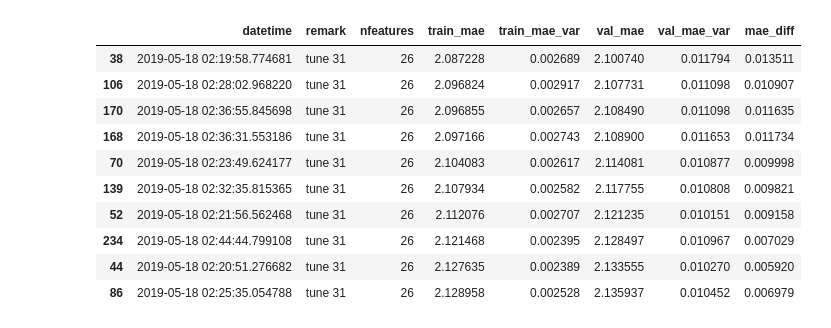
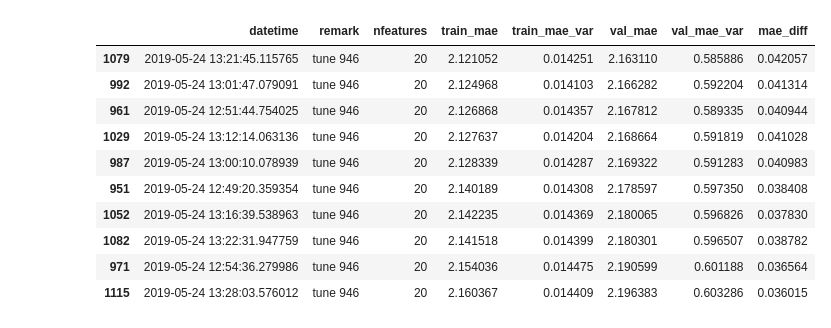
Before and after one commit to arhow/LANLEarthquakePrediction2019, a Jupyter notebook: extratrees3.ipynb, the cells around one changed output. Saved outputs shown, nothing was run; the diff lists cells and outputs as text; code cells hidden in the pictures.

```diff
--- a/extratrees3.ipynb
+++ b/extratrees3.ipynb
@@ -187,18 +249,18 @@ for trial_i in mytrial:
     db.insert(trial_i)
 # %%
 df_trial = db.select()
-df_trial[(df_trial['remark']=='tune 31')&(df_trial['mae_diff']<.05)].sort_values(by=['val_mae'])[['datetime','remark', 'nfeatures', 'train_mae','train_mae_var','val_mae','val_mae_var','mae_diff']].head(10)
+df_trial[(df_trial['remark']=='tune 946')&(df_trial['mae_diff']<.1)].sort_values(by=['val_mae'])[['datetime','remark', 'nfeatures', 'train_mae','train_mae_var','val_mae','val_mae_var','mae_diff']].head(10)
 # %% [output]
 |  | datetime | remark | nfeatures | train_mae | train_mae_var | val_mae | val_mae_var | mae_diff |
-| 38 | 2019-05-18 02:19:58.774681 | tune 31 | 26 | 2.087228 | 0.002689 | 2.100740 | 0.011794 | 0.013511 |
-| 106 | 2019-05-18 02:28:02.968220 | tune 31 | 26 | 2.096824 | 0.002917 | 2.107731 | 0.011098 | 0.010907 |
-| 170 | 2019-05-18 02:36:55.845698 | tune 31 | 26 | 2.096855 | 0.002657 | 2.108490 | 0.011098 | 0.011635 |
-| 168 | 2019-05-18 02:36:31.553186 | tune 31 | 26 | 2.097166 | 0.002743 | 2.108900 | 0.011653 | 0.011734 |
-| 70 | 2019-05-18 02:23:49.624177 | tune 31 | 26 | 2.104083 | 0.002617 | 2.114081 | 0.010877 | 0.009998 |
-| 139 | 2019-05-18 02:32:35.815365 | tune 31 | 26 | 2.107934 | 0.002582 | 2.117755 | 0.010808 | 0.009821 |
-| 52 | 2019-05-18 02:21:56.562468 | tune 31 | 26 | 2.112076 | 0.002707 | 2.121235 | 0.010151 | 0.009158 |
-| 234 | 2019-05-18 02:44:44.799108 | tune 31 | 26 | 2.121468 | 0.002395 | 2.128497 | 0.010967 | 0.007029 |
-| 44 | 2019-05-18 02:20:51.276682 | tune 31 | 26 | 2.127635 | 0.002389 | 2.133555 | 0.010270 | 0.005920 |
-| 86 | 2019-05-18 02:25:35.054788 | tune 31 | 26 | 2.128958 | 0.002528 | 2.135937 | 0.010452 | 0.006979 |
+| 1079 | 2019-05-24 13:21:45.115765 | tune 946 | 20 | 2.121052 | 0.014251 | 2.163110 | 0.585886 | 0.042057 |
+| 992 | 2019-05-24 13:01:47.079091 | tune 946 | 20 | 2.124968 | 0.014103 | 2.166282 | 0.592204 | 0.041314 |
+| 961 | 2019-05-24 12:51:44.754025 | tune 946 | 20 | 2.126868 | 0.014357 | 2.167812 | 0.589335 | 0.040944 |
+| 1029 | 2019-05-24 13:12:14.063136 | tune 946 | 20 | 2.127637 | 0.014204 | 2.168664 | 0.591819 | 0.041028 |
+| 987 | 2019-05-24 13:00:10.078939 | tune 946 | 20 | 2.128339 | 0.014287 | 2.169322 | 0.591283 | 0.040983 |
+| 951 | 2019-05-24 12:49:20.359354 | tune 946 | 20 | 2.140189 | 0.014308 | 2.178597 | 0.597350 | 0.038408 |
+| 1052 | 2019-05-24 13:16:39.538963 | tune 946 | 20 | 2.142235 | 0.014369 | 2.180065 | 0.596826 | 0.037830 |
+| 1082 | 2019-05-24 13:22:31.947759 | tune 946 | 20 | 2.141518 | 0.014399 | 2.180301 | 0.596507 | 0.038782 |
+| 971 | 2019-05-24 12:54:36.279986 | tune 946 | 20 | 2.154036 | 0.014475 | 2.190599 | 0.601188 | 0.036564 |
+| 1115 | 2019-05-24 13:28:03.576012 | tune 946 | 20 | 2.160367 | 0.014409 | 2.196383 | 0.603286 | 0.036015 |
 # %%
 db.commit()
```
Also changed, not shown: parts of 19 cells of this notebook, 3 other files.
